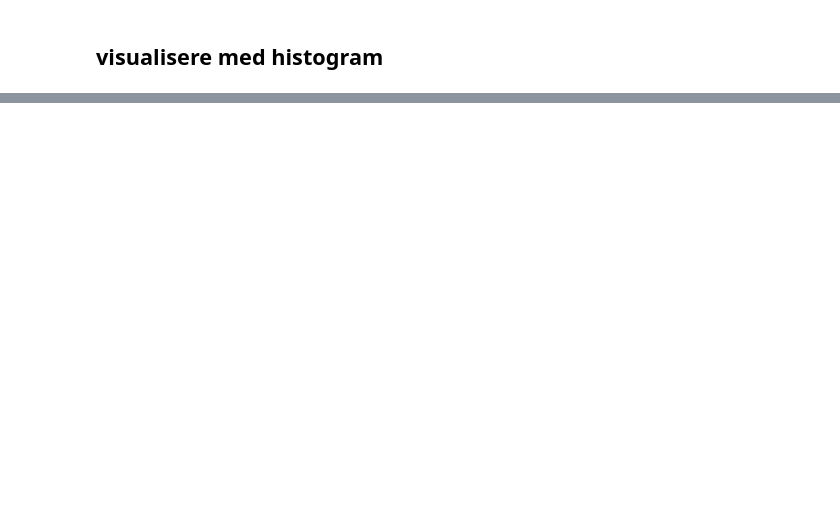
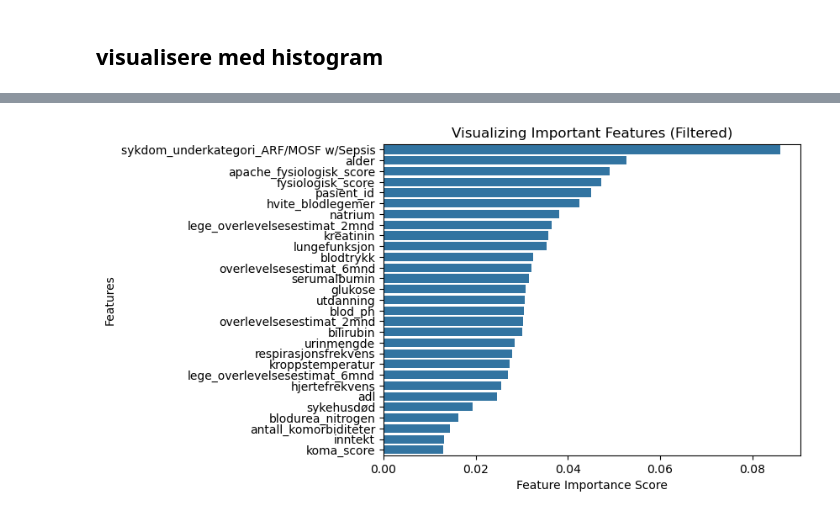
Before and after one commit to asfag4191/Predicted-hospital-stay, a Jupyter notebook: Untitled.ipynb, the cells around one changed output, grey strips where cells are left out. Drawn from its saved outputs; the diff is of its cells as text; code cells hidden in the pictures; blank space fills up the shorter version.

Commit message:
prøvd på model

```diff
--- a/Untitled.ipynb
+++ b/Untitled.ipynb
@@ -174,0 +342,20 @@ plt.show()
+# %%
+# Step 1: Prepare the feature matrix (X) and target vector (y)
+X = train_df.drop('oppholdslengde', axis=1)
+y = train_df['oppholdslengde']
+
+# Step 2: Split the data into training and testing sets
+X_train, X_test, y_train, y_test = train_test_split(X, y, test_size=0.2, random_state=42)
+
+# Step 3: Instantiate and train the RandomForestRegressor
+rfr = RandomForestRegressor(n_estimators=100, random_state=42, oob_score=True)
+rfr.fit(X_train, y_train)
+
+# Step 4: Use the score() method to get the R² score on test data
+r2_score = rfr.score(X_test, y_test)
+
+# Step 5: Print the R² score
+r2_score
+
+#tester på test data, jo høyere jo bedre.
+#r2 score forteller hvor godt modellen forklarer variasjonen i dataene. 16% ganske lavt.
@@ -174,0 +364,4 @@ plt.show()
+# %%
+kolonne=X.columns
+feature_scores = pd.Series(rfr.feature_importances_, index=kolonne).sort_values(ascending=False)
+feature_scores
@@ -174,0 +386,19 @@ plt.show()
+# %%
+# Define a threshold for feature importance
+threshold = 0.01
+
+# Filter features that have importance scores above the threshold
+filtered_feature_scores = feature_scores[feature_scores > threshold]
+
+# Create the seaborn bar plot using the filtered features
+sns.barplot(x=filtered_feature_scores, y=filtered_feature_scores.index)
+
+# Add labels and title
+plt.xlabel('Feature Importance Score')
+plt.ylabel('Features')
+plt.title("Visualizing Important Features (Filtered)")
+
+# Display the plot
+plt.show()
+# %% [output]
+[figure, added]
```
Also changed, not shown: parts of 39 cells of this notebook.
